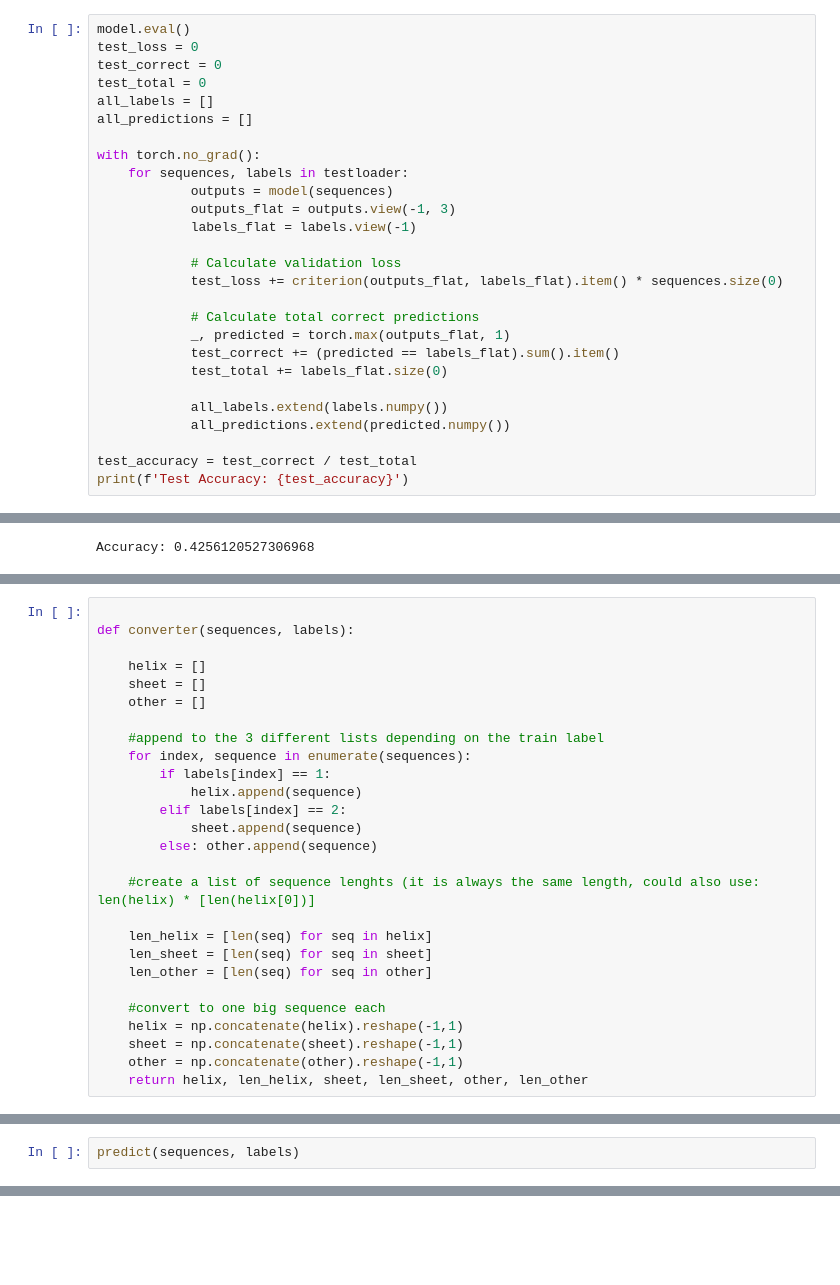
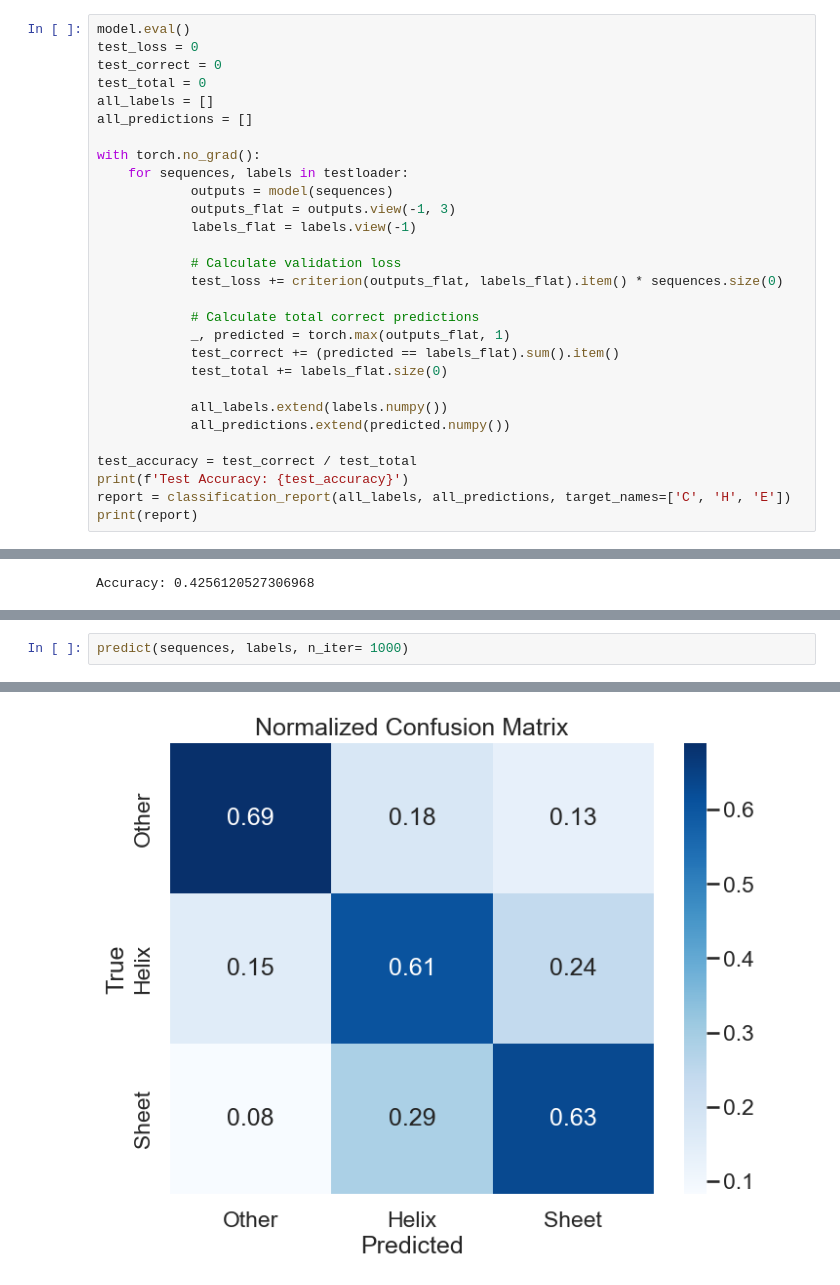
Before and after one commit to Mickelbergo/CB_Project, a Jupyter notebook: main.ipynb, the cells around one changed output, grey strips where cells are left out. Drawn from its saved outputs; the diff is of its cells as text; blank space fills up the shorter version.

```diff
--- a/main.ipynb
+++ b/main.ipynb
@@ -390,4 +383,6 @@ with torch.no_grad():
 
 test_accuracy = test_correct / test_total
 print(f'Test Accuracy: {test_accuracy}')
+report = classification_report(all_labels, all_predictions, target_names=['C', 'H', 'E'])
+print(report)
 # %% [output]
@@ -754,27 +791,0 @@ Below are two other ways to implement our model, with the library hmmlearn
-# %%
-
-def converter(sequences, labels):
-
-    helix = []
-    sheet = []
-    other = []
-
-    #append to the 3 different lists depending on the train label
-    for index, sequence in enumerate(sequences):
-        if labels[index] == 1:
-            helix.append(sequence)
-        elif labels[index] == 2:
-            sheet.append(sequence)
-        else: other.append(sequence)
-
-    #create a list of sequence lenghts (it is always the same length, could also use: len(helix) * [len(helix[0])]
-
-    len_helix = [len(seq) for seq in helix]
-    len_sheet = [len(seq) for seq in sheet]
-    len_other = [len(seq) for seq in other]
-
-    #convert to one big sequence each
-    helix = np.concatenate(helix).reshape(-1,1)
-    sheet = np.concatenate(sheet).reshape(-1,1)
-    other = np.concatenate(other).reshape(-1,1)
-    return helix, len_helix, sheet, len_sheet, other, len_other
@@ -822,2 +872,3 @@ def predict(sequences, labels):
 # %%
-predict(sequences, labels)
+predict(sequences, labels, n_iter= 1000)
+# %% [output]
@@ -823,0 +886 @@ predict(sequences, labels)
+[figure, added]
```
Also changed, not shown: parts of 16 cells of this notebook, 1 other file.
